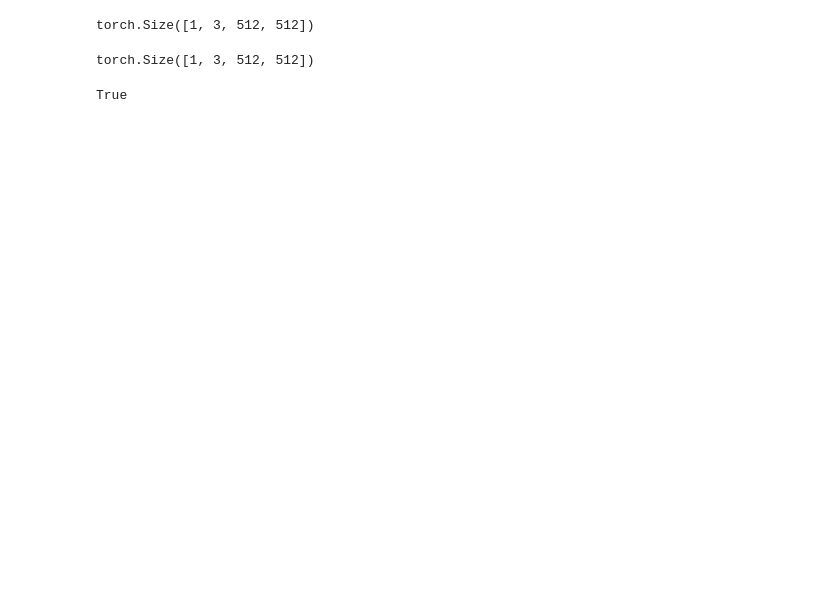
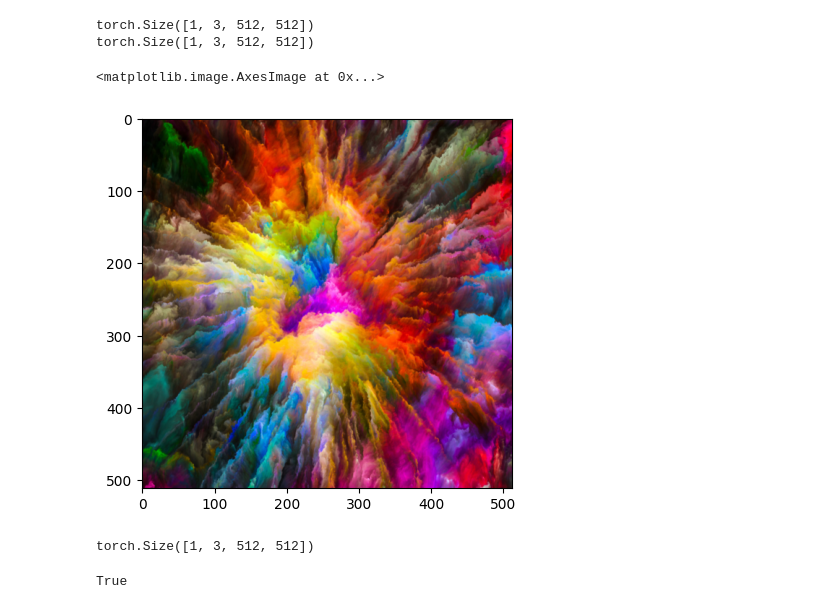
Before and after one commit to MonojitSarkar/Neural_Style_Transfer, a Jupyter notebook: nst-pytorch.ipynb, the cells around one changed output. Drawn from its saved outputs; the diff is of its cells as text; code cells hidden in the pictures; blank space fills up the shorter version.

```diff
--- a/nst-pytorch.ipynb
+++ b/nst-pytorch.ipynb
@@ -10,15 +10,26 @@ import torchvision.transforms as transforms
 # %%
 img_size = 400
 
-content_image = Image.open("/kaggle/input/content-img/background.jpg")
-loader  = transforms.Compose([transforms.Resize((512, 512)), transforms.ToTensor()])
-content_image = loader(content_image).unsqueeze(0)
-content_image = content_image.to(torch.float)
-print(content_image.shape)
+def get_image(image_path, img_size):
+    image = Image.open(image_path)
+    loader  = transforms.Compose([transforms.Resize((512, 512)), transforms.ToTensor()])
+    image = loader(image).unsqueeze(0)
+    image = image.to(torch.float)
+    print(image.shape)
+
+    return image
 
 # plt.imshow(content_image[0].view(1, 2, 0))
+content_image = get_image('/kaggle/input/content-img/background.jpg', img_size)
+style_image = get_image('/kaggle/input/style-image/style_image.jpg', img_size)
 # %% [output]
 torch.Size([1, 3, 512, 512])
+torch.Size([1, 3, 512, 512])
+# %%
+plt.imshow(style_image.permute(0, 2, 3, 1)[0])
+# %% [output]
+<matplotlib.image.AxesImage at 0x...>
+[figure, added]
 # %%
 image_size = (512, 512)
 
```
Also changed, not shown: parts of 6 cells of this notebook.
